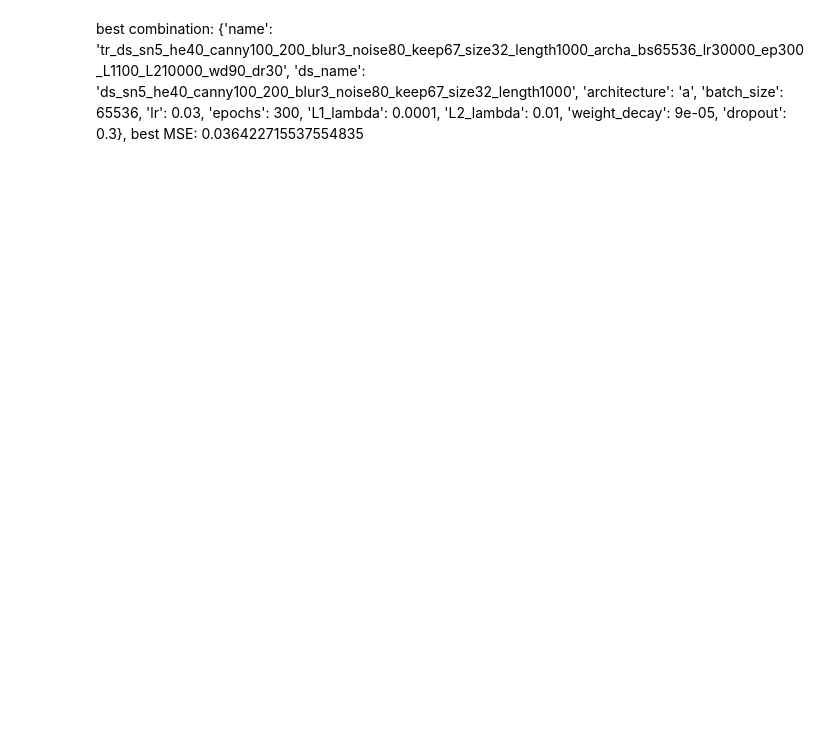
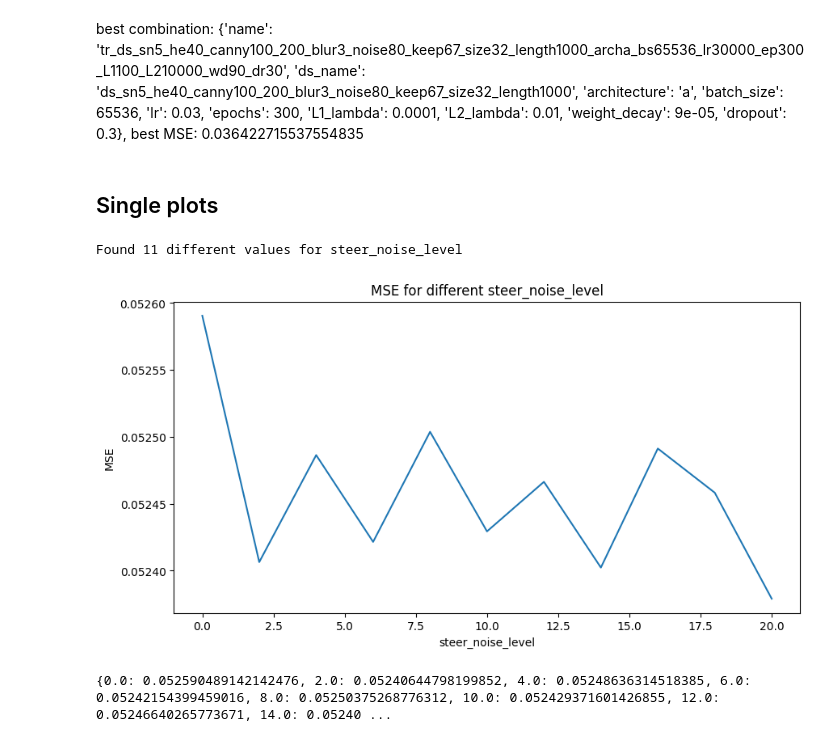
Before and after one commit to matgrand/bfmc_2022, a Jupyter notebook: combination_trainer.ipynb, the cells around one changed output. Saved outputs shown, nothing was run; the diff lists cells and outputs as text; code cells hidden in the pictures; blank space fills up the shorter version.

```diff
--- a/combination_trainer.ipynb
+++ b/combination_trainer.ipynb
@@ -42,19 +42,19 @@ architecture_vars = ['a']
 droput_vars = [0.3]
 
 steer_noise_level_vars = [0, 2, 4, 6, 8, 10, 12, 14, 16, 18, 20]
-he_distance_vars = [.1,.2,.3,.4,.5,.6,.7,.8,.9]
+he_distance_vars = [.1,.2,.3,.4,.5,.6,.7,.8,.9]# [.5]#[.1,.2,.3,.4,.5,.6,.7,.8,.9]
 
 canny1_vars = [100]
 canny2_vars = [200]
 blur_vars = [3]
-img_noise_vars = [80]
-keep_bottom_vars = [.8]#[.4,.5,.6,.7,.8,.9]
+img_noise_vars = [80]#[1, 30, 60, 90, 120, 150, 180] #[80] #[1, 30, 60, 90, 120, 150, 180]
+keep_bottom_vars = [.4,.5,.6,.7,.8,.9]#[.8]#[.4,.5,.6,.7,.8,.9]
 ds_length_vars = [10000]
 img_size_vars = [32]
 
 batch_size_vars = [65536]
 lr_vars = [0.003]
-epochs_vars = [100,300,1000]
+epochs_vars = [100]
 L1_lambda_vars = [1e-4]
 L2_lambda_vars = [1e-2]
 weight_decay_vars = [9e-5] #5e-2
@@ -206,9 +221,15 @@ print(f'best combination: {best_combination}, best MSE: {best_MSE}')
 # %% [markdown]
 best combination: {'name': 'tr_ds_sn5_he40_canny100_200_blur3_noise80_keep67_size32_length1000_archa_bs65536_lr30000_ep300_L1100_L210000_wd90_dr30', 'ds_name': 'ds_sn5_he40_canny100_200_blur3_noise80_keep67_size32_length1000', 'architecture': 'a', 'batch_size': 65536, 'lr': 0.03, 'epochs': 300, 'L1_lambda': 0.0001, 'L2_lambda': 0.01, 'weight_decay': 9e-05, 'dropout': 0.3}, best MSE: 0.036422715537554835
+# %% [markdown]
+## Single plots
 # %%
 #plot for steer_noise_level
-steer_noise_level_MSEs = get_MSEs_for('steer_noise_level', trainings_combinations, eval_datasets=REAL_EVALUATION_DATASETS)
+steer_noise_level_MSEs = get_MSEs_for('steer_noise_level', trainings_combinations, eval_datasets=REAL_CLEAN_DATASETS)
 print(steer_noise_level_MSEs)
+# %% [output]
+Found 11 different values for steer_noise_level
+[figure, added]
+{0.0: 0.052590489142142476, 2.0: 0.05240644798199852, 4.0: 0.05248636314518385, 6.0: 0.05242154399459016, 8.0: 0.05250375268776312, 10.0: 0.052429371601426855, 12.0: 0.05246640265773671, 14.0: 0.05240 ...
 # %%
 #plot for he_distance
 he_distance_MSEs = get_MSEs_for('he_distance', trainings_combinations, eval_datasets=REAL_EVALUATION_DATASETS)
```
Also changed, not shown: parts of 17 cells of this notebook, 1 other file.
